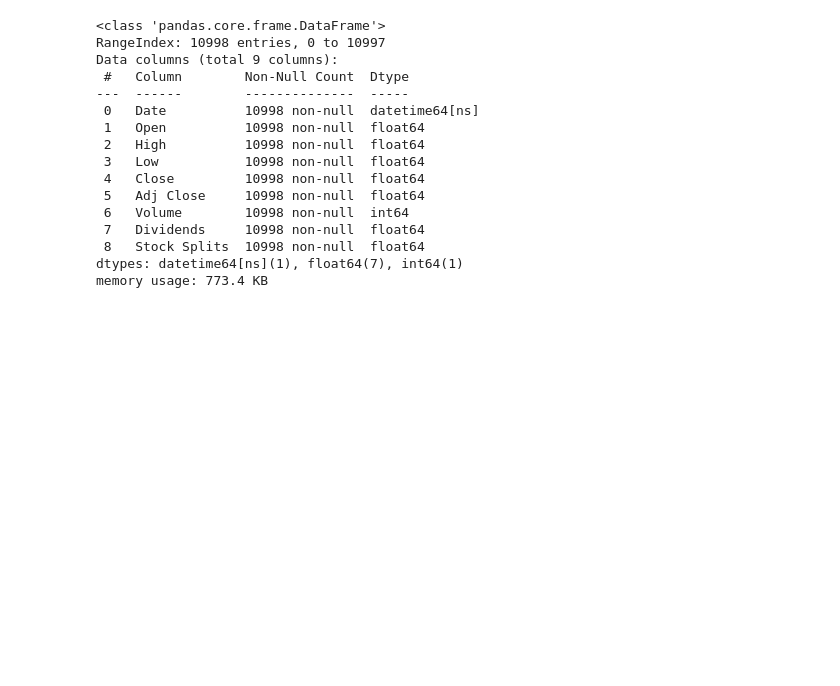
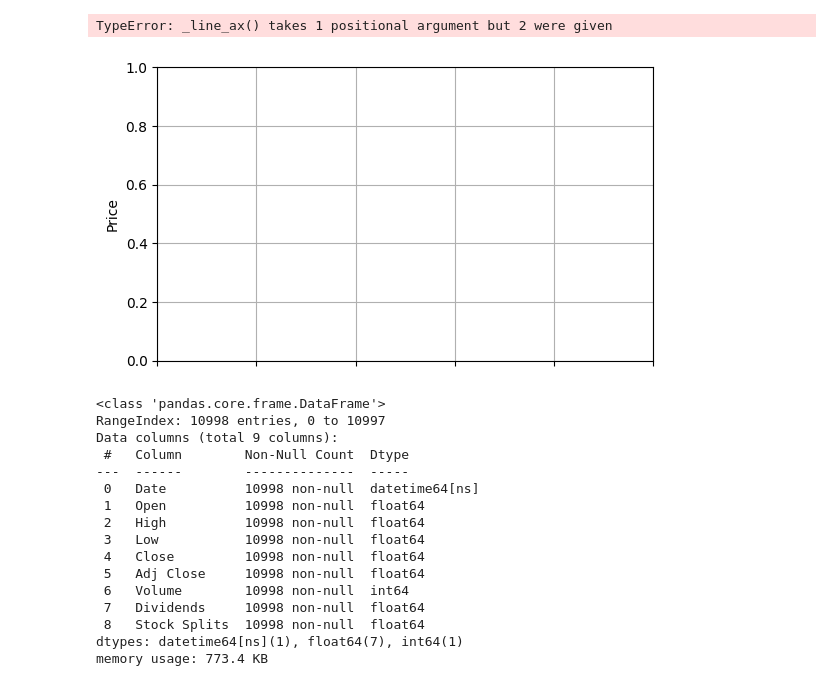
Before and after one commit to mikek1337/Predicting-Price-Moves-with-News-Sentiment-Week1, a Jupyter notebook: notebooks/financial-analysis.ipynb, the cells around one changed output. Saved outputs shown, nothing was run; the diff lists cells and outputs as text; code cells hidden in the pictures; blank space fills up the shorter version.

```diff
--- a/notebooks/financial-analysis.ipynb
+++ b/notebooks/financial-analysis.ipynb
@@ -6,5 +7,9 @@ import pandas as pd
 # %%
 app_data = pd.read_csv('../data/yfinance_data/AAPL_historical_data.csv')
+pn.chart.line(app_data)
+# %% [output]
+TypeError: _line_ax() takes 1 positional argument but 2 were given
+[figure, added]
 # %%
 app_data['Date'] = pd.to_datetime(app_data['Date'])
 app_data.info()
```
Also changed, not shown: parts of 7 cells of this notebook, 1 other file.
